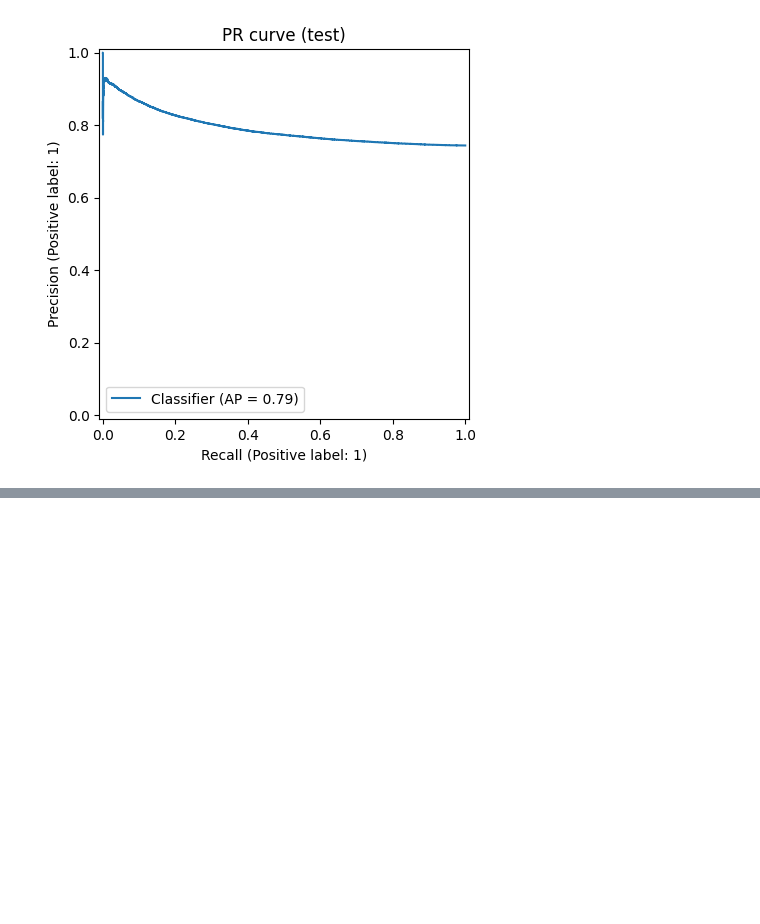
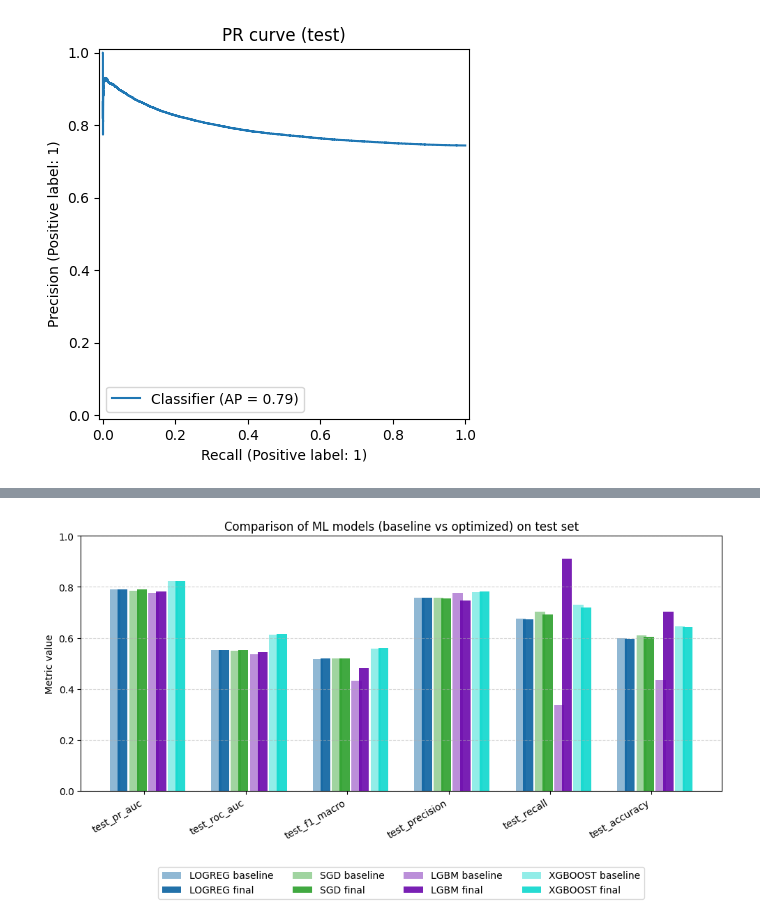
Before and after one commit to johnma96/thesis, a Jupyter notebook: notebooks/304-jmmz-ml-binary-modeling.ipynb, the cells around one changed output, grey strips where cells are left out. Saved outputs shown, nothing was run; the diff lists cells and outputs as text; code cells hidden in the pictures; blank space fills up the shorter version.

Commit message:
Reorder and rename notebooks. Comparative graphs of metrics in tests for ML.

```diff
--- a/notebooks/303-jmmz-ml-binary-modeling.ipynb
+++ b/notebooks/304-jmmz-ml-binary-modeling.ipynb
@@ -3954,0 +3983,84 @@ Created version '32' of model 'bean_stress_classifier'.
+# %%
+# Parámetros del gráfico
+n_metrics = len(metrics)
+n_models = df.shape[1]
+
+x = np.arange(n_metrics)
+bar_width = 0.10
+
+plt.figure(figsize=(14, 6))
+
+# Colores por algoritmo
+algo_colors = {
+    "logreg":  "#0a62a0",  # azul
+    "sgd":     "#2ca02c",  # verde
+    "lgbm":    "#6a07ac",  # naranja
+    "xgboost": "#0dd8ce",  # rojo
+}
+
+alpha_baseline = 0.45
+alpha_final = 0.9
+
+
+import numpy as np
+import matplotlib.pyplot as plt
+
+# DataFrame df ya creado previamente
+# df.index = metrics
+# df.columns = modelos
+
+x = np.arange(len(metrics))
+bar_width = 0.1
+
+plt.figure(figsize=(10, 6))
+
+offsets = {
+    "logreg": -2.9 * bar_width,
+    "sgd":    -1 * bar_width,
+    "lgbm":    0.9 * bar_width,
+    "xgboost": 2.8 * bar_width,
+}
+
+for algo in ["logreg", "sgd", "lgbm", "xgboost"]:
+    # baseline
+    plt.bar(
+        x + offsets[algo],
+        df[f"{algo}_baseline"].values,
+        width=bar_width,
+        color=algo_colors[algo],
+        alpha=alpha_baseline,
+        label=f"{algo.upper()} baseline"
+    )
+
+    # final
+    plt.bar(
+        x + offsets[algo] + bar_width*0.75,
+        df[f"{algo}_final"].values,
+        width=bar_width,
+        color=algo_colors[algo],
+        alpha=alpha_final,
+        label=f"{algo.upper()} final"
+    )
+
+# Ejes y formato
+plt.xticks(x, metrics, rotation=30, ha="right")
+plt.ylim(0, 1)
+plt.ylabel("Metric value")
+plt.title("Comparison of ML models (baseline vs optimized) on test set")
+
+plt.grid(axis="y", linestyle="--", alpha=0.5)
+
+# Leyenda compacta
+handles, labels = plt.gca().get_legend_handles_labels()
+by_label = dict(zip(labels, handles))  # eliminar duplicados
+plt.legend(
+    by_label.values(),
+    by_label.keys(),
+    ncol=4,
+    bbox_to_anchor=(0.5, -0.28),
+    loc="upper center"
+)
+
+plt.tight_layout()
+plt.show()
+# %% [output]
@@ -3954,0 +4068 @@ Created version '32' of model 'bean_stress_classifier'.
+[figure, added]
```
Also changed, not shown: parts of 2 cells of this notebook, 12 other files.
